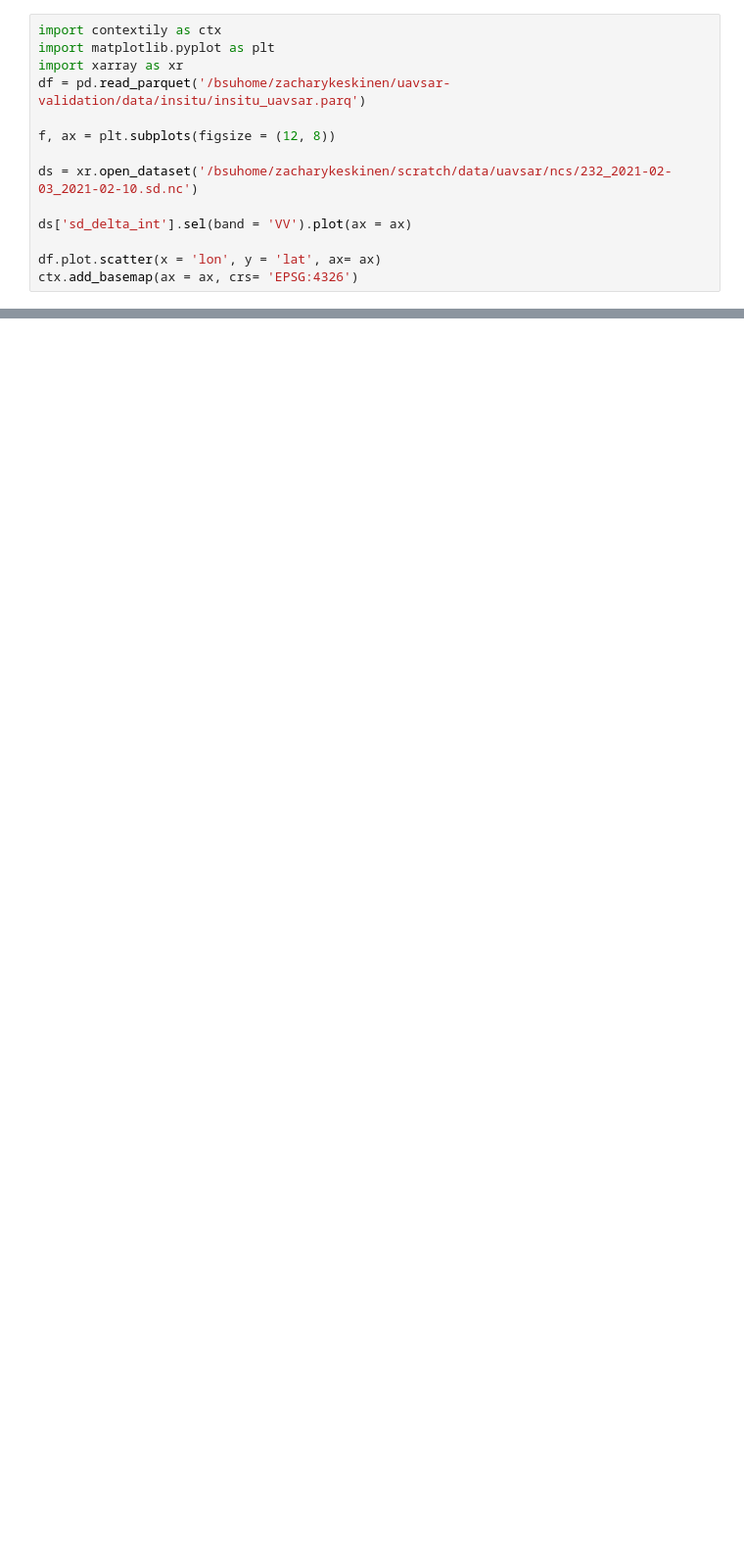
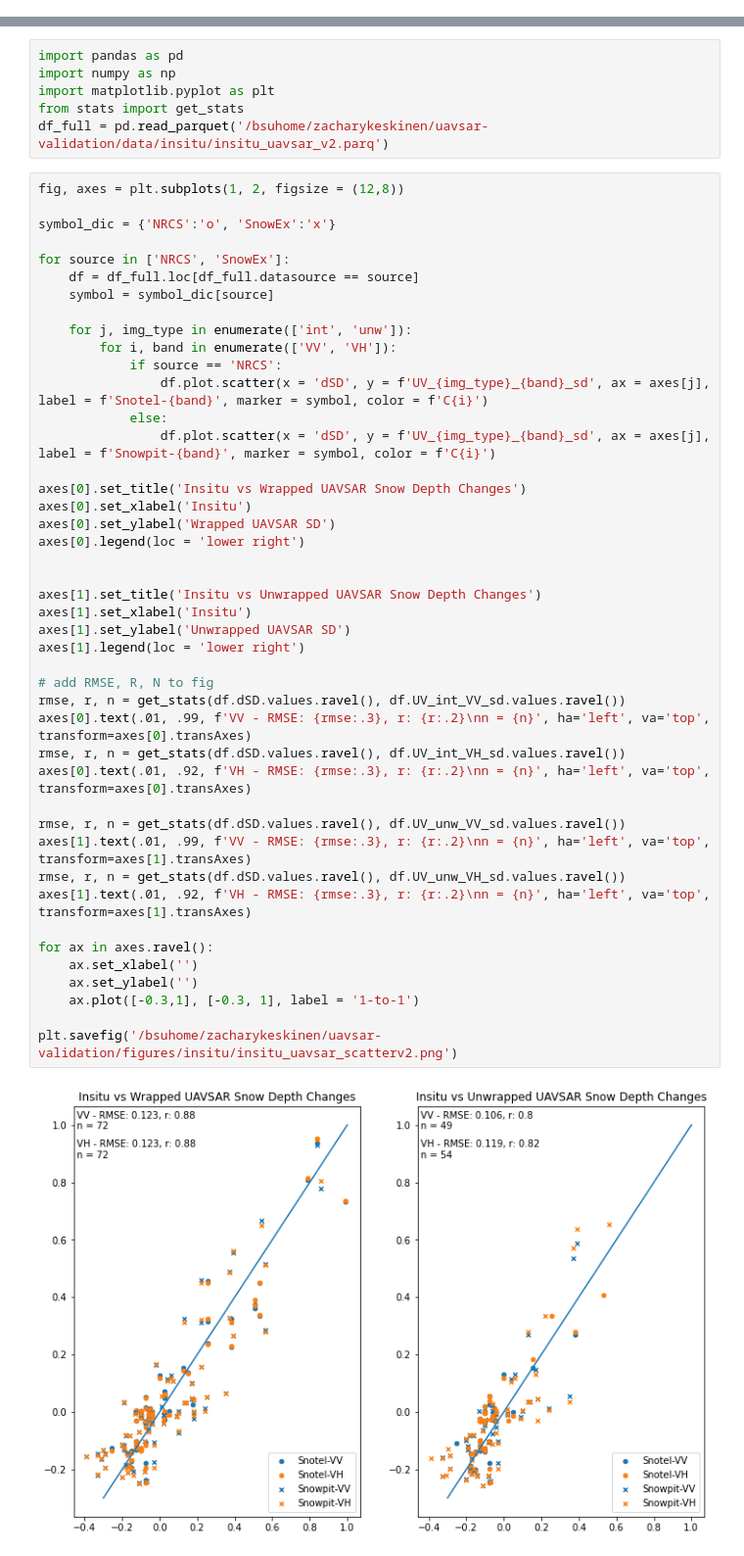
Before and after one commit to ZachHoppinen/uavsar-validation, a Jupyter notebook: src/play/insitu.ipynb, the cells around one changed output, grey strips where cells are left out. Shown: that part at 98% size. Saved outputs shown, nothing was run; the diff lists cells and outputs as text; blank space fills up the shorter version.

```diff
--- a/src/play/insitu.ipynb
+++ b/src/play/insitu.ipynb
@@ -56,14 +0,0 @@ df[['site_name', 'dSD', 'end_datetime', 'dTime']]
-# %%
-import contextily as ctx
-import matplotlib.pyplot as plt
-import xarray as xr
-df = pd.read_parquet('/bsuhome/zacharykeskinen/uavsar-validation/data/insitu/insitu_uavsar.parq')
-
-f, ax = plt.subplots(figsize = (12, 8))
-
-ds = xr.open_dataset('/bsuhome/zacharykeskinen/scratch/data/uavsar/ncs/232_2021-02-03_2021-02-10.sd.nc')
-
-ds['sd_delta_int'].sel(band = 'VV').plot(ax = ax)
-
-df.plot.scatter(x = 'lon', y = 'lat', ax= ax)
-ctx.add_basemap(ax = ax, crs= 'EPSG:4326')
@@ -92,0 +1,52 @@ Text(0, 0.5, 'Unwrapped UAVSAR SD')
+# %%
+import pandas as pd
+import numpy as np
+import matplotlib.pyplot as plt
+from stats import get_stats
+df_full = pd.read_parquet('/bsuhome/zacharykeskinen/uavsar-validation/data/insitu/insitu_uavsar_v2.parq')
+# %%
+fig, axes = plt.subplots(1, 2, figsize = (12,8))
+
+symbol_dic = {'NRCS':'o', 'SnowEx':'x'}
+
+for source in ['NRCS', 'SnowEx']:
+    df = df_full.loc[df_full.datasource == source]
+    symbol = symbol_dic[source]
+
+    for j, img_type in enumerate(['int', 'unw']):
+        for i, band in enumerate(['VV', 'VH']):
+            if source == 'NRCS':
+                df.plot.scatter(x = 'dSD', y = f'UV_{img_type}_{band}_sd', ax = axes[j], label = f'Snotel-{band}', marker = symbol, color = f'C{i}')
+            else:
+                df.plot.scatter(x = 'dSD', y = f'UV_{img_type}_{band}_sd', ax = axes[j], label = f'Snowpit-{band}', marker = symbol, color = f'C{i}')
+
+axes[0].set_title('Insitu vs Wrapped UAVSAR Snow Depth Changes')
+axes[0].set_xlabel('Insitu')
+axes[0].set_ylabel('Wrapped UAVSAR SD')
+axes[0].legend(loc = 'lower right')
+
+
+axes[1].set_title('Insitu vs Unwrapped UAVSAR Snow Depth Changes')
+axes[1].set_xlabel('Insitu')
+axes[1].set_ylabel('Unwrapped UAVSAR SD')
+axes[1].legend(loc = 'lower right')
+
+# add RMSE, R, N to fig
+rmse, r, n = get_stats(df.dSD.values.ravel(), df.UV_int_VV_sd.values.ravel())
+axes[0].text(.01, .99, f'VV - RMSE: {rmse:.3}, r: {r:.2}\nn = {n}', ha='left', va='top', transform=axes[0].transAxes)
+rmse, r, n = get_stats(df.dSD.values.ravel(), df.UV_int_VH_sd.values.ravel())
+axes[0].text(.01, .92, f'VH - RMSE: {rmse:.3}, r: {r:.2}\nn = {n}', ha='left', va='top', transform=axes[0].transAxes)
+
+rmse, r, n = get_stats(df.dSD.values.ravel(), df.UV_unw_VV_sd.values.ravel())
+axes[1].text(.01, .99, f'VV - RMSE: {rmse:.3}, r: {r:.2}\nn = {n}', ha='left', va='top', transform=axes[1].transAxes)
+rmse, r, n = get_stats(df.dSD.values.ravel(), df.UV_unw_VH_sd.values.ravel())
+axes[1].text(.01, .92, f'VH - RMSE: {rmse:.3}, r: {r:.2}\nn = {n}', ha='left', va='top', transform=axes[1].transAxes)
+
+for ax in axes.ravel():
+    ax.set_xlabel('')
+    ax.set_ylabel('')
+    ax.plot([-0.3,1], [-0.3, 1], label = '1-to-1')
+
+plt.savefig('/bsuhome/zacharykeskinen/uavsar-validation/figures/insitu/insitu_uavsar_scatterv2.png')
+# %% [output]
+[figure, added]
```
Also changed, not shown: parts of 5 cells of this notebook, 15 other files.
